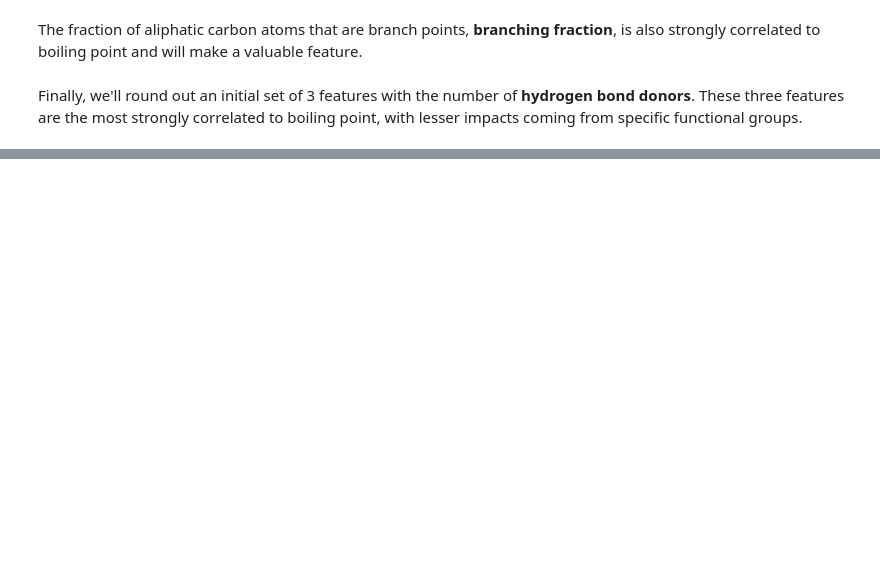
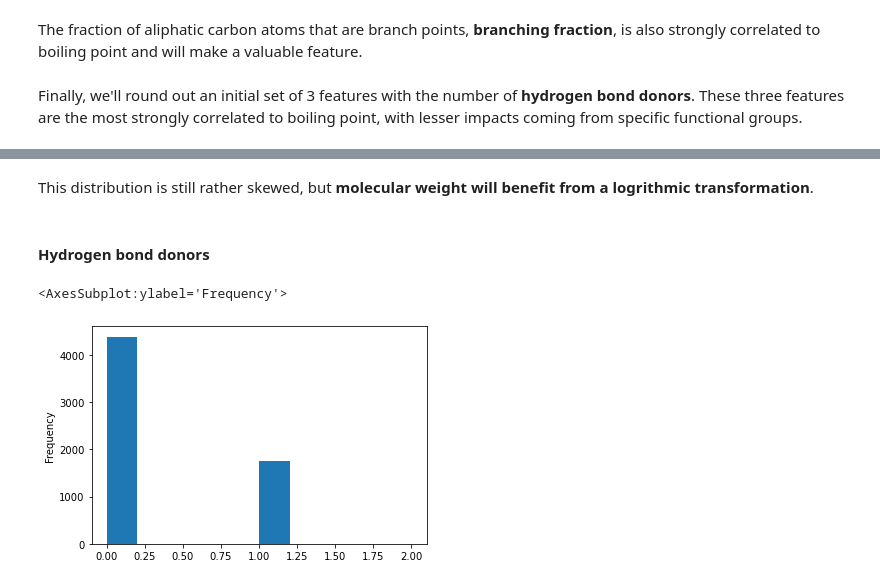
Before and after one commit to jhirner/boiling-pt-prediction, a Jupyter notebook: 4_exploratory_analysis.ipynb, the cells around one changed output, grey strips where cells are left out. Drawn from its saved outputs; the diff is of its cells as text; code cells hidden in the pictures; blank space fills up the shorter version.

```diff
--- a/4_exploratory_analysis.ipynb
+++ b/4_exploratory_analysis.ipynb
@@ -200,0 +272,9 @@ Finally, we'll round out an initial set of 3 features with the number of **hydro
+# %% [markdown]
+This distribution is still rather skewed, but **molecular weight will benefit from a logrithmic transformation**.
+# %% [markdown]
+#### Hydrogen bond donors
+# %%
+xy_train["H-Bond donors"].plot(kind = "hist")
+# %% [output]
+<AxesSubplot:ylabel='Frequency'>
+[figure, added]
```
Also changed, not shown: parts of 38 cells of this notebook, 3 other files.
